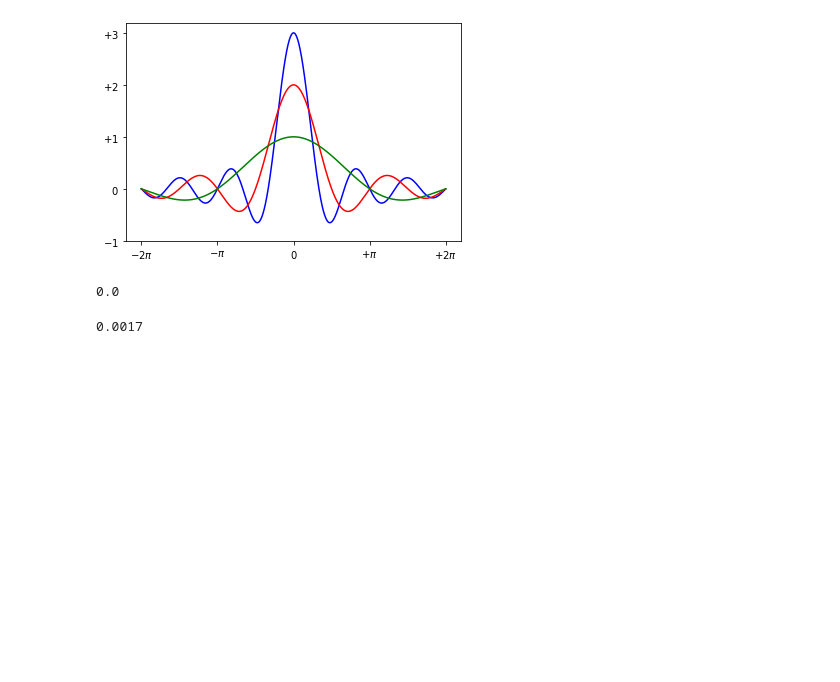
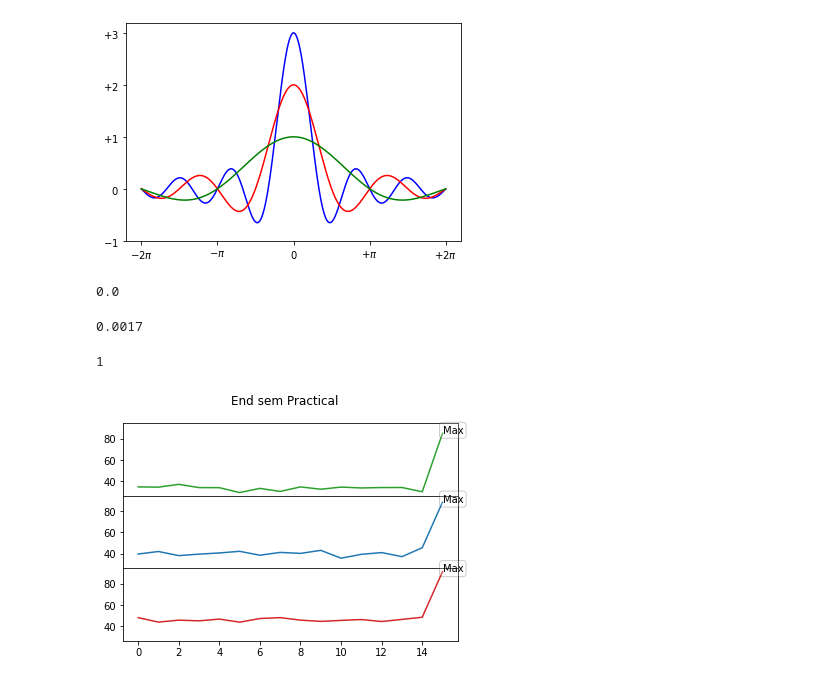
Before and after one commit to tanvitiwari17/DataScience, a Jupyter notebook: class/lab.ipynb, the cells around one changed output. Cells and saved outputs as stored; diff of their text form; code cells hidden in the pictures; blank space fills up the shorter version.

```diff
--- a/class/lab.ipynb
+++ b/class/lab.ipynb
@@ -464,3 +464,44 @@ time2=time.time()
 print(round(time2-time1,4))
 # %% [output]
 0.0017
+# %%
+import pandas as pd
+import numpy as np
+s = pd.Series(np.random.randn(4))
+print (s.ndim)
+# %% [output]
+1
+# %%
+import pandas as pd
+import matplotlib.pyplot as plt
+
+
+
+given_data={'ID':[0,1,2,3,4,5,6,7,8,9,10,11,12,13,14,15],
+      'Percentage at Casino 1':[34.784,34.52,37.16,34.112,34.032,29.464,33.352,30.536,34.76,32.568,34.592,33.76,34.152,34.208,30.192,85.08],
+      'Percentage at Casino 2':[39.784, 42.144, 38.288,39.68,40.784,42.328,38.648,41.296,40.376,43.224,35.872,39.504,41.144,37.328,45.64,88.504],
+      'Percentage at Casino 3':[48.096,43.912,45.76,45.112,46.744,43.864,47.264,48.112,45.76,44.576,45.504,46.328,44.448,46.432,48.472,91.272]
+     }
+df = pd.DataFrame(given_data)
+
+fig,axis = plt.subplots(3, sharex=True, sharey=True, gridspec_kw={'hspace': 0})
+y_ticks = np.arange(0, 100, 20)
+plt.setp(axis, yticks=y_ticks)
+
+fig.suptitle('End sem Practical')
+
+propert = dict(boxstyle='round', facecolor='white', alpha=0.2)
+
+axis[0].plot(df['ID'],df['Percentage at Casino 1'],'tab:green')
+axis[0].text(df['ID'].max(),df['Percentage at Casino 1'].max(),'Max', bbox = propert)
+
+axis[1].plot(df['ID'],df['Percentage at Casino 2'],'tab:blue')
+axis[1].text(df['ID'].max(),df['Percentage at Casino 2'].max(),'Max', bbox = propert)
+
+axis[2].plot(df['ID'],df['Percentage at Casino 3'],'tab:red')
+axis[2].text(df['ID'].max(),df['Percentage at Casino 3'].max(),'Max', bbox = propert)
+
+for i in axis:
+    i.label_outer()
+# %% [output]
+[figure, added]
```
Also changed, not shown: parts of 1 cell of this notebook, 1 other file.
